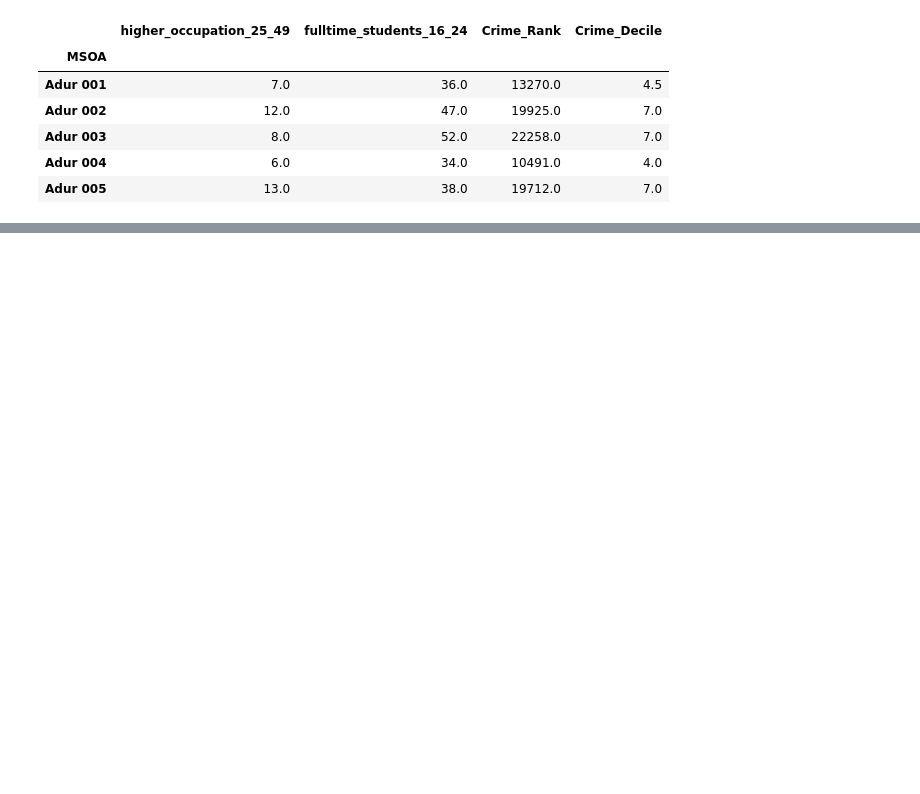
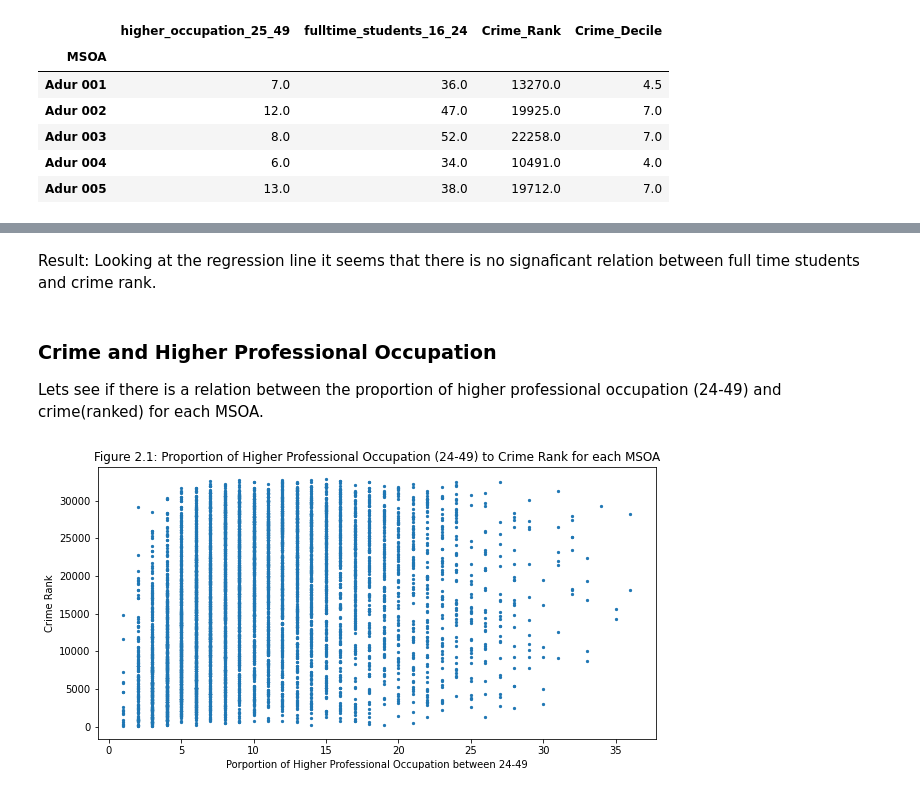
Before and after one commit to HamedPour/TM351_EMA, a Jupyter notebook: EMA_notebook2.ipynb, the cells around one changed output, grey strips where cells are left out. Cells and saved outputs as stored; diff of their text form; code cells hidden in the pictures; blank space fills up the shorter version.

```diff
--- a/EMA_notebook2.ipynb
+++ b/EMA_notebook2.ipynb
@@ -152,0 +170,10 @@ proportions_crime_agg.head()
+# %% [markdown]
+Result:
+Looking at the regression line it seems that there is no signaficant relation between full time students and crime rank.
+# %% [markdown]
+### Crime and Higher Professional Occupation
+Lets see if there is a relation between the proportion of higher professional occupation (24-49) and crime(ranked) for each MSOA.
+# %%
+px2 = proportions_crime_agg.plot.scatter(x="higher_occupation_25_49", y = "Crime_Rank", s = 5, figsize=(10, 5), xlabel="Porportion of Higher Professional Occupation between 24-49", ylabel="Crime Rank", title="Figure 2.1: Proportion of Higher Professional Occupation (24-49) to Crime Rank for each MSOA")
+# %% [output]
+[figure, added]
```
Also changed, not shown: parts of 24 cells of this notebook.
